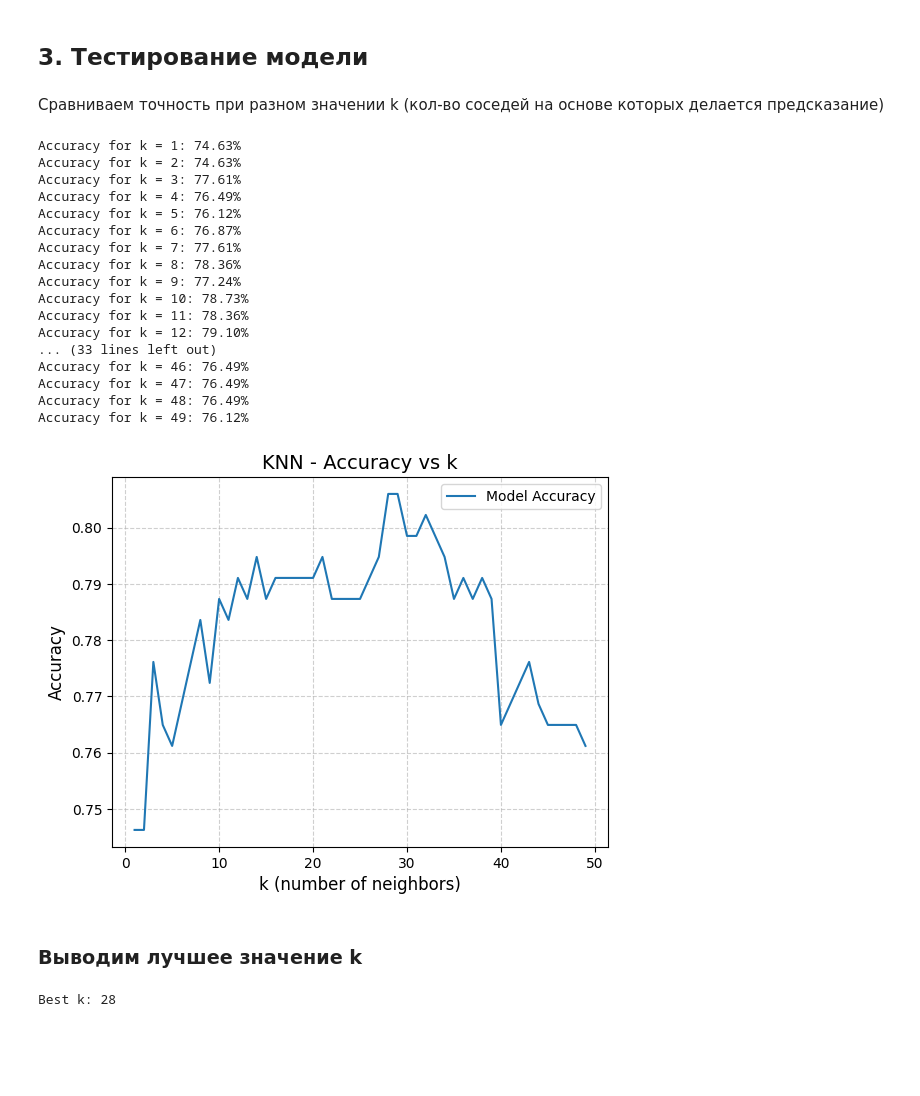
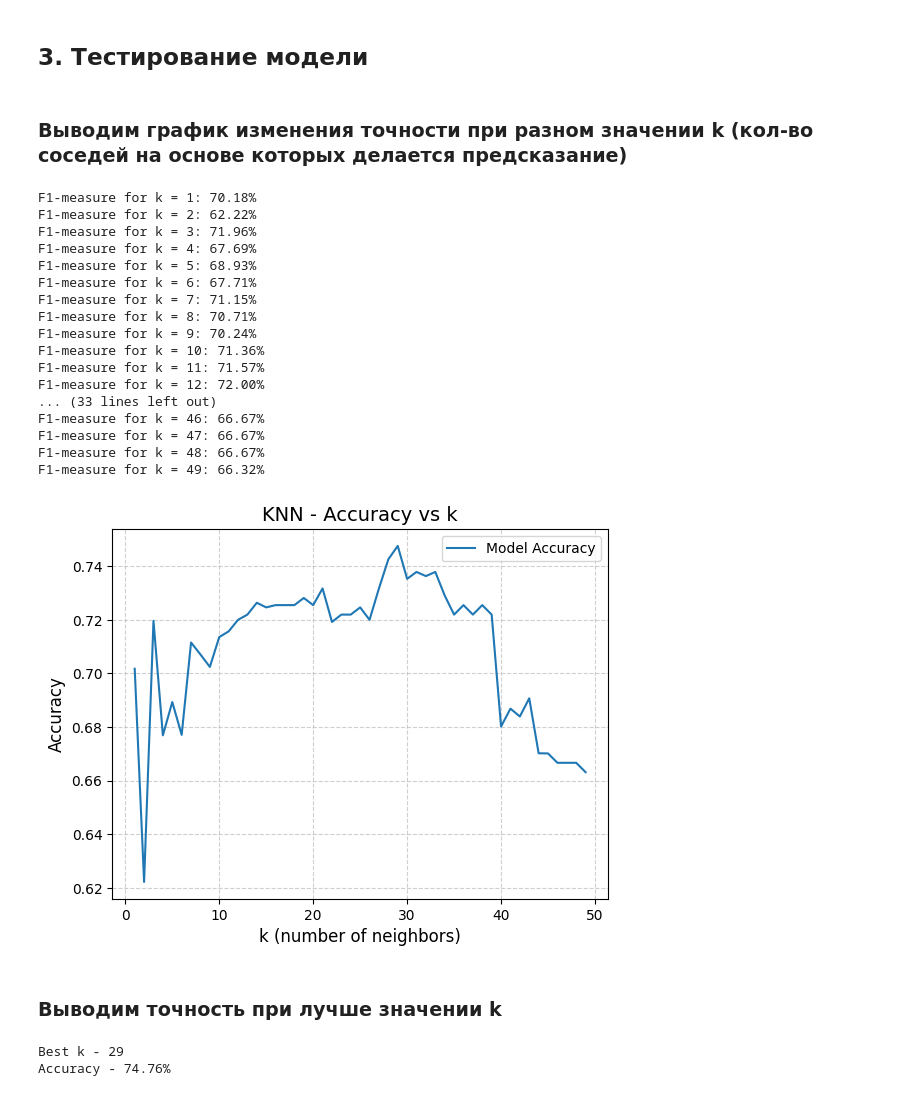
Before and after one commit to saitovmarat/Neural-Networks, a Jupyter notebook: ML_Task_3/knn.ipynb, the cells around one changed output. Cells and saved outputs as stored; diff of their text form; code cells hidden in the pictures; blank space fills up the shorter version.

Commit message:
score calculation changed to f1 measure

```diff
--- a/ML_Task_3/knn.ipynb
+++ b/ML_Task_3/knn.ipynb
@@ -100,7 +99,7 @@ class KNN:
         predictions = []
         for sample in X:
             distances = [(
-                np.sqrt(np.sum((sample - train_sample) ** 2)),
+                np.sum((sample - train_sample) ** 2),
                 idx
             ) for idx, train_sample in enumerate(self.X_train)]
 
@@ -113,50 +112,61 @@ class KNN:
     def score(self, X, y):
         preds = self.predict(X)
         return np.mean(preds == y)
+
+    def f1_measure(self, X, y):
+        y_pred = self.predict(X)
+        TP = np.sum((y_pred == 1) & (y == 1))
+        FP = np.sum((y_pred == 1) & (y == 0))
+        FN = np.sum((y_pred == 0) & (y == 1))
+        precision = TP / (TP + FP)
+        recall = TP / (TP + FN)
+        return (2 * precision * recall) / (precision + recall)
 # %% [markdown]
 ## 3. Тестирование модели
 # %% [markdown]
-Сравниваем точность при разном значении k (кол-во соседей на основе которых делается предсказание)
+### Выводим график изменения точности при разном значении k (кол-во соседей на основе которых делается предсказание)
 # %%
 scores_k = []
 n = 50
 
 for i in range(1, n):
     model = KNN(k=i, X_train=x_train, y_train=y_train)
-    score = model.score(x_test, y_test)
+    score = model.f1_measure(x_test, y_test)
     scores_k.append(score)
-    print(f"Accuracy for k = {i}: {score * 100:.2f}%")
+    print(f"F1-measure for k = {i}: {score * 100:.2f}%")
 
 plt.plot(range(1, n), scores_k, label="Model Accuracy")
 plt.title("KNN - Accuracy vs k", fontsize=14)
 plt.xlabel("k (number of neighbors)", fontsize=12)
 plt.ylabel("Accuracy", fontsize=12)
 plt.grid(True, linestyle='--', alpha=0.6)
 plt.legend(loc="best")
 plt.show()
 # %% [output]
-Accuracy for k = 1: 74.63%
-Accuracy for k = 2: 74.63%
-Accuracy for k = 3: 77.61%
-Accuracy for k = 4: 76.49%
-Accuracy for k = 5: 76.12%
-Accuracy for k = 6: 76.87%
-Accuracy for k = 7: 77.61%
-Accuracy for k = 8: 78.36%
-Accuracy for k = 9: 77.24%
-Accuracy for k = 10: 78.73%
-Accuracy for k = 11: 78.36%
-Accuracy for k = 12: 79.10%
+F1-measure for k = 1: 70.18%
+F1-measure for k = 2: 62.22%
+F1-measure for k = 3: 71.96%
+F1-measure for k = 4: 67.69%
+F1-measure for k = 5: 68.93%
+F1-measure for k = 6: 67.71%
+F1-measure for k = 7: 71.15%
+F1-measure for k = 8: 70.71%
+F1-measure for k = 9: 70.24%
+F1-measure for k = 10: 71.36%
+F1-measure for k = 11: 71.57%
+F1-measure for k = 12: 72.00%
 ... (33 lines left out)
-Accuracy for k = 46: 76.49%
-Accuracy for k = 47: 76.49%
-Accuracy for k = 48: 76.49%
-Accuracy for k = 49: 76.12%
+F1-measure for k = 46: 66.67%
+F1-measure for k = 47: 66.67%
+F1-measure for k = 48: 66.67%
+F1-measure for k = 49: 66.32%
-[figure, old version]
+[figure, new version]
 # %% [markdown]
-### Выводим лучшее значение k
+### Выводим точность при лучше значении k
 # %%
-best_k = scores_k.index(max(scores_k)) + 1
-print(f"Best k: {best_k}")
+best_k = scores_k.index(max(scores_k))
+print(f"Best k - {best_k + 1}")
+print(f"Accuracy - {scores_k[best_k] * 100:.2f}%")
 # %% [output]
-Best k: 28
+Best k - 29
+Accuracy - 74.76%
```
Also changed, not shown: parts of 1 cell of this notebook.
